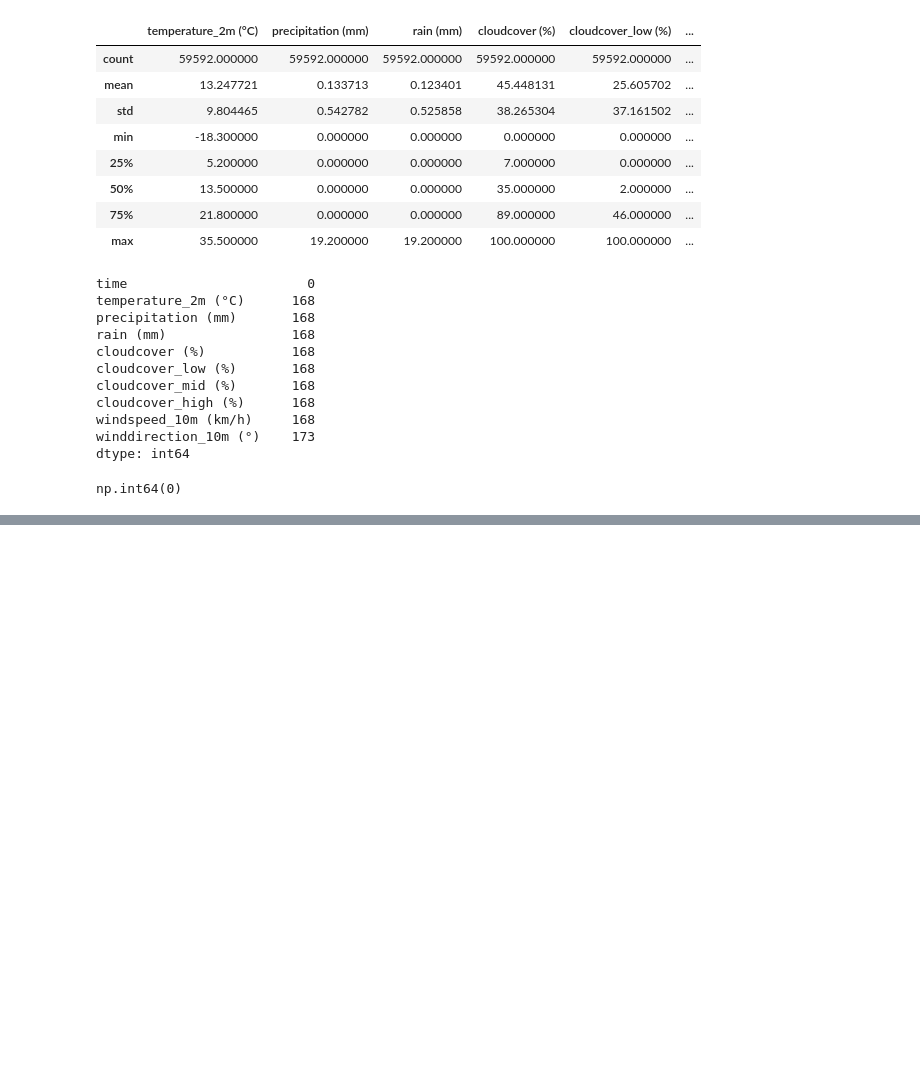
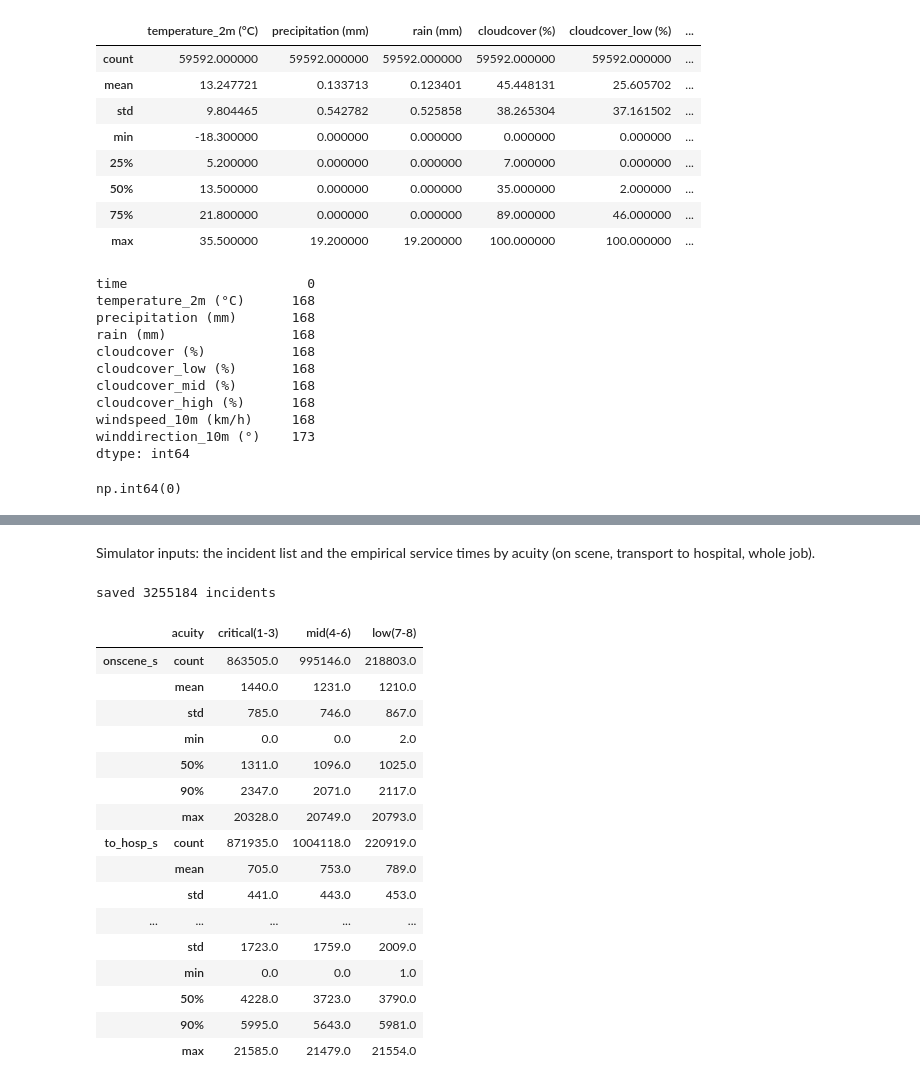
Before and after one commit to Mellerayba/Team-Grease-IBMZDatathon2026, a Jupyter notebook: notebooks/DarraghC.ipynb, the cells around one changed output, grey strips where cells are left out. Saved outputs shown, nothing was run; the diff lists cells and outputs as text; code cells hidden in the pictures; blank space fills up the shorter version.

```diff
--- a/notebooks/DarraghC.ipynb
+++ b/notebooks/DarraghC.ipynb
@@ -72,0 +490,26 @@ np.int64(0)
+# %%
+EMS_YEARS = [2019, 2021, 2022]
+FETCH_MISSING_EMS = False
+
+parts_dir = RAW / "ems_parts"; parts_dir.mkdir(exist_ok=True)
+wanted = [f"ems_{y}_{m:02d}.csv.gz" for y in EMS_YEARS for m in range(1, 13)]
+missing = [w for w in wanted if not (parts_dir / w).exists()]
+print(f"{len(wanted) - len(missing)}/{len(wanted)} monthly files cached; missing: {[w[4:11] for w in missing]}")
+if missing and FETCH_MISSING_EMS:
+    os.environ["EMS_YEARS"] = ",".join(map(str, EMS_YEARS))
+    fd.fetch_ems()
+import gzip
+def intact(path):                       # an interrupted download can leave a truncated .gz
+    try:
+        with gzip.open(path, "rb") as fh:
+            while fh.read(1 << 24): pass
+        return True
+    except (EOFError, OSError):
+        return False
+
+files = [parts_dir / w for w in wanted if (parts_dir / w).exists()]
+bad = [f.name for f in files if not intact(f)]
+if bad:
+    print("CORRUPT, skipped (delete and refetch):", bad)
+    files = [f for f in files if f.name not in bad]
+print(len(files), "usable monthly files")
@@ -72,0 +572,28 @@ np.int64(0)
+# %% [markdown]
+Simulator inputs: the incident list and the empirical service times by acuity (on scene, transport to hospital, whole job).
+# %%
+inc_out = inc.dropna(subset=["zone"])
+inc_out.to_csv(PROCESSED / "incidents.csv.gz", index=False, compression={"method": "gzip", "compresslevel": 1})
+service_times = inc_out.groupby("acuity", observed=True)[["onscene_s", "to_hosp_s", "job_s"]].describe(percentiles=[.5, .9]).T.round(0)
+service_times.to_csv(PROCESSED / "service_times.csv")
+print("saved", len(inc_out), "incidents")
+service_times
+# %% [output]
+saved 3255184 incidents
+|  | acuity | critical(1-3) | mid(4-6) | low(7-8) |
+| onscene_s | count | 863505.0 | 995146.0 | 218803.0 |
+|  | mean | 1440.0 | 1231.0 | 1210.0 |
+|  | std | 785.0 | 746.0 | 867.0 |
+|  | min | 0.0 | 0.0 | 2.0 |
+|  | 50% | 1311.0 | 1096.0 | 1025.0 |
+|  | 90% | 2347.0 | 2071.0 | 2117.0 |
+|  | max | 20328.0 | 20749.0 | 20793.0 |
+| to_hosp_s | count | 871935.0 | 1004118.0 | 220919.0 |
+|  | mean | 705.0 | 753.0 | 789.0 |
+|  | std | 441.0 | 443.0 | 453.0 |
+| ... | ... | ... | ... | ... |
+|  | std | 1723.0 | 1759.0 | 2009.0 |
+|  | min | 0.0 | 0.0 | 1.0 |
+|  | 50% | 4228.0 | 3723.0 | 3790.0 |
+|  | 90% | 5995.0 | 5643.0 | 5981.0 |
+|  | max | 21585.0 | 21479.0 | 21554.0 |
```
Also changed, not shown: parts of 36 cells of this notebook, 24 other files.
